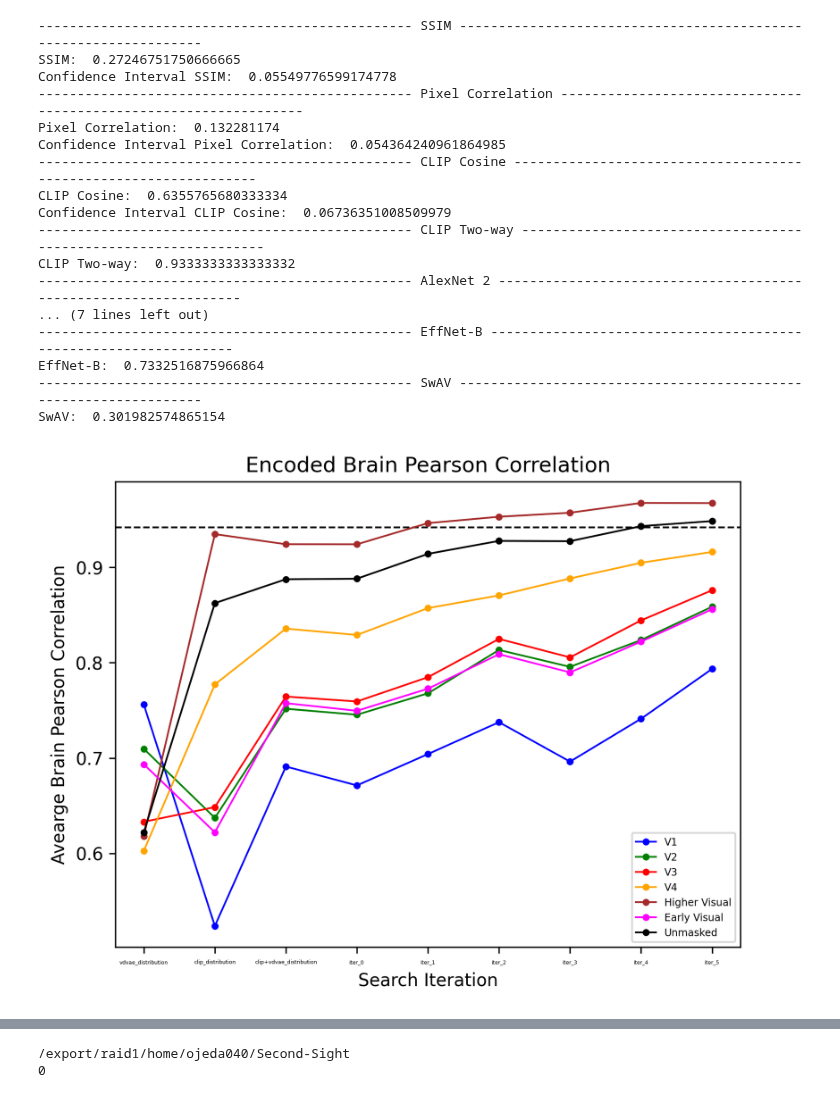
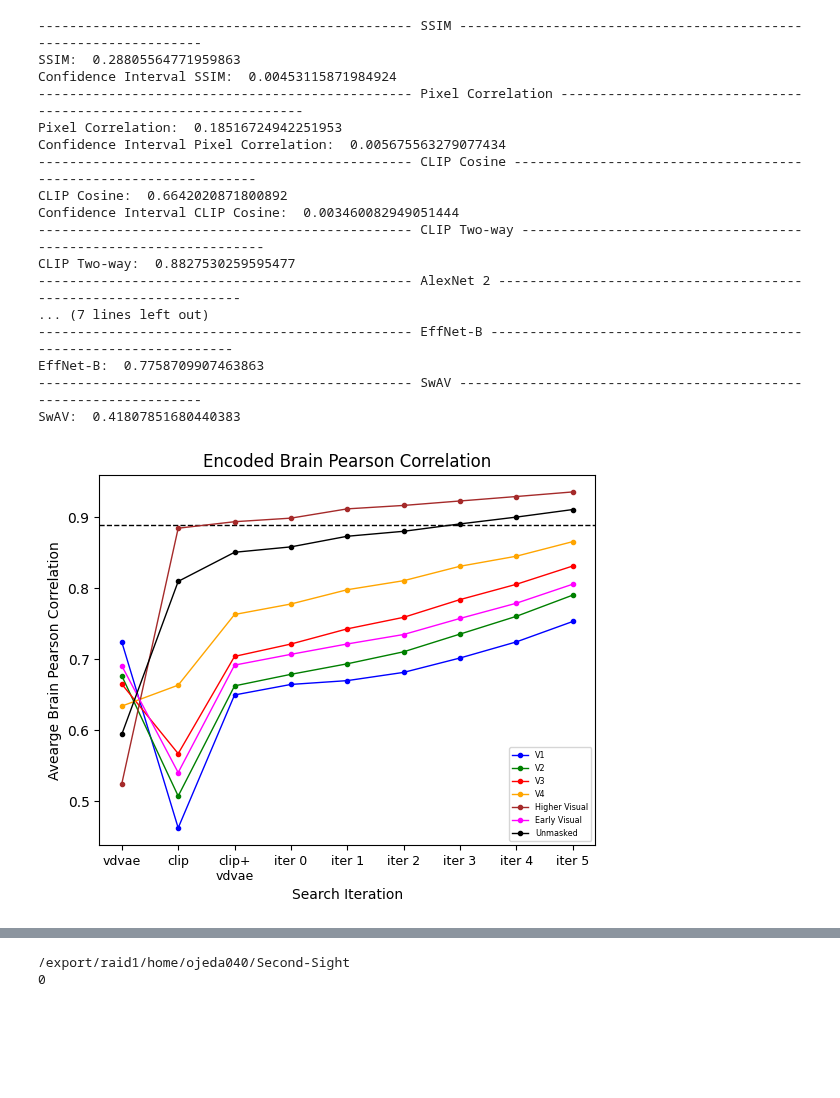
Before and after one commit to reesekneeland/Second-Sight, a Jupyter notebook: scripts/prepare_figures.ipynb, the cells around one changed output, grey strips where cells are left out. Drawn from its saved outputs; the diff is of its cells as text; code cells hidden in the pictures; blank space fills up the shorter version.

Commit message:
Updates to figures and dataframe

```diff
--- a/scripts/prepare_figures.ipynb
+++ b/scripts/prepare_figures.ipynb
@@ -27,16 +28,20 @@ from ast import literal_eval
 # Second Sight
 subject = 1
 folder = "Final Run: SCS UC LD 6:100:4 Dual Guided clip_iter"
-directory_path = "/export/raid1/home/ojeda040/Second-Sight/reconstructions/subject" + str(subject) + "/" + folder + "/statistics_df_3.csv"
+directory_path = "/export/raid1/home/ojeda040/Second-Sight/reconstructions/subject" + str(subject) + "/" + folder + "/statistics_df_897.csv"
 
 # Brain Diffuser
 # subject = 1
 # folder = "Brain Diffuser regen"
-# directory_path = "/export/raid1/home/ojeda040/Second-Sight/reconstructions/subject" + str(subject) + "/" + folder + "/statistics_df_982.csv"
+# directory_path = "/export/raid1/home/ojeda040/Second-Sight/reconstructions/subject" + str(subject) + "/" + folder + "/statistics_df_897.csv"
 
-df = pd.read_csv(directory_path, converters={'CLIP Two-way': literal_eval, 'AlexNet 2': literal_eval, 'AlexNet 5': literal_eval,
-                                             'AlexNet 7': literal_eval, 'Inception V3': literal_eval, 'EffNet-B': literal_eval, 'SwAV': literal_eval})
-df.head(47)
+# Tagaki
+# subject = 1
+# folder = "Tagaki"
+# directory_path = "/export/raid1/home/ojeda040/Second-Sight/reconstructions/subject" + str(subject) + "/" + folder + "/statistics_df_897.csv"
+
+df = pd.read_csv(directory_path)
+df.tail(20)
 
 #   0 --> Ground Truth
 #   1 --> VDVAE Distribution        (Decoded Distribution)
@@ -49,5 +54,7 @@ df.head(47)
 #   8 --> iter_4
 #   9 --> iter_5
 #  10 --> Search Reconstruction
+
+# {"clip_distribution" : 1, "vdvae_distribution" : 2, "clip+vdvae_distribution" : 3, "iter_0" : 4, "iter_1" : 5 , "iter_2" : 6, "iter_3" : 7, "iter_4" : 8, "iter_5" : 9}
 # %% [output]
 |  | Unnamed: 0 | ID | Sample Count | Batch Number | Search Reconstruction | Sample Indicator | Strength | ... |
@@ -215,20 +258,8 @@ print("SwAV: ", ((cnn_metrics_0['SwAV'] + cnn_metrics_1['SwAV'] + cnn_metrics_2[
 # %%
 # Statistical Analysis Second Sight
 
-# ------------------------------------------ Quantitative Measures -----------------------------
-#     Methods       |  PixCorr |  SSIM  |  CLIP |
-#                   |          |        |       |
-#  Takagi et al.    |          |        | 77.0% |
-#  Stable Diffusion |   .150   |  .325  |       |
-#  Brain-Diffuser   |   .254   |  .356  | 91.5% |
-
-# Final Sample Mean SSIM:  0.24619865488800002
-# Final Sample Mean Pixel Correlation:  0.18779825951199997
-# Final Sample Mean CLIP Pearson:  0.6848930502039999
-# Final Sample Mean CLIP Two-way:  0.9188355520279999
-
-df_final_samples    = df.loc[(df['Search Reconstruction'] == True)]
-df_ground_truth     = df.loc[(df['Sample Indicator'] == 0)]
+df_final_samples    = new_df.loc[(new_df['Search Reconstruction'] == True)]
+df_ground_truth     = new_df.loc[(new_df['Sample Indicator'] == 0)]
 df_final_samples_0  = df_final_samples.loc[(df_final_samples['Sample Count'] == 0)]
 df_final_samples_1  = df_final_samples.loc[(df_final_samples['Sample Count'] == 1)]
 df_final_samples_2  = df_final_samples.loc[(df_final_samples['Sample Count'] == 2)]
@@ -288,20 +319,20 @@ print("------------------------------------------------ SwAV -------------------
 print("SwAV: ", ((cnn_metrics_0['SwAV'] + cnn_metrics_1['SwAV'] + cnn_metrics_2['SwAV'] + cnn_metrics_3['SwAV'] + cnn_metrics_4['SwAV']) / 5))
 # %% [output]
 ------------------------------------------------ SSIM -----------------------------------------------------------------
-SSIM:  0.27246751750666665
-Confidence Interval SSIM:  0.05549776599174778
+SSIM:  0.28805564771959863
+Confidence Interval SSIM:  0.00453115871984924
 ------------------------------------------------ Pixel Correlation -----------------------------------------------------------------
-Pixel Correlation:  0.132281174
-Confidence Interval Pixel Correlation:  0.054364240961864985
+Pixel Correlation:  0.18516724942251953
+Confidence Interval Pixel Correlation:  0.005675563279077434
 ------------------------------------------------ CLIP Cosine -----------------------------------------------------------------
-CLIP Cosine:  0.6355765680333334
-Confidence Interval CLIP Cosine:  0.06736351008509979
+CLIP Cosine:  0.6642020871800892
+Confidence Interval CLIP Cosine:  0.003460082949051444
 ------------------------------------------------ CLIP Two-way -----------------------------------------------------------------
-CLIP Two-way:  0.9333333333333332
+CLIP Two-way:  0.8827530259595477
 ------------------------------------------------ AlexNet 2 -----------------------------------------------------------------
 ... (7 lines left out)
 ------------------------------------------------ EffNet-B -----------------------------------------------------------------
-EffNet-B:  0.7332516875966864
+EffNet-B:  0.7758709907463863
 ------------------------------------------------ SwAV -----------------------------------------------------------------
-SwAV:  0.301982574865154
+SwAV:  0.41807851680440383
 # %%
@@ -355,7 +415,7 @@ brain_correlation_unmasked = []
 brain_correlation_ground_truth = []
 
 folders = {"vdvae_distribution" : 2, "clip_distribution" : 1, "clip+vdvae_distribution" : 3, "iter_0" : 4, "iter_1" : 5 , "iter_2" : 6, "iter_3" : 7, "iter_4" : 8, "iter_5" : 9}
-x = ["vdvae_distribution", "clip_distribution", "clip+vdvae_distribution", "iter_0", "iter_1", "iter_2", "iter_3", "iter_4", "iter_5"]
+x = ["vdvae", "clip", "clip+\nvdvae", "iter 0", "iter 1", "iter 2", "iter 3", "iter 4", "iter 5"]
 
 for folder, sample_indicator in folders.items():
 
@@ -370,36 +430,36 @@ for folder, sample_indicator in folders.items():
     brain_correlation_V1.append(iteration_val_v1)
     brain_correlation_V2.append(iteration_val_v2)
     brain_correlation_V3.append(iteration_val_v3)
     brain_correlation_V4.append(iteration_val_v4)
     brain_correlation_early_visual.append(iteration_val_ev)
     brain_correlation_higher_visual.append(iteration_val_hv)
     brain_correlation_unmasked.append(iteration_val_unmasked)
 
 
 # plt.axhline(y = df.loc[(df['Sample Indicator'] == 0.0)]['Brain Correlation V1'].mean(), color = 'blue', linestyle = 'dashed', linewidth=1)
 # plt.axhline(y = df.loc[(df['Sample Indicator'] == 0.0)]['Brain Correlation V2'].mean(), color = 'green', linestyle = 'dashed', linewidth=1)
 # plt.axhline(y = df.loc[(df['Sample Indicator'] == 0.0)]['Brain Correlation V3'].mean(), color = 'red',linestyle = 'dashed', linewidth=1)
 # plt.axhline(y = df.loc[(df['Sample Indicator'] == 0.0)]['Brain Correlation V4'].mean(), color = 'orange',linestyle = 'dashed', linewidth=1)
 # plt.axhline(y = df.loc[(df['Sample Indicator'] == 0.0)]['Brain Correlation Higher Visual'].mean(), color = 'brown', linestyle = 'dashed', linewidth=1)
 # plt.axhline(y = df.loc[(df['Sample Indicator'] == 0.0)]['Brain Correlation Early Visual'].mean(),  color = 'magenta',linestyle = 'dashed', linewidth=1)
 plt.axhline(y = df.loc[(df['Sample Indicator'] == 0.0)]['Brain Correlation NSD General'].mean(), color = 'black', linestyle = 'dashed', linewidth=1)
 
 plt.plot(brain_correlation_V1, marker='.', color = 'blue', label = 'V1', linewidth=1)
 plt.plot(brain_correlation_V2, marker='.', color = 'green',label = 'V2', linewidth=1)
 plt.plot(brain_correlation_V3, marker='.', color = 'red',  label = 'V3', linewidth=1)
 plt.plot(brain_correlation_V4, marker='.', color = 'orange', label = 'V4', linewidth=1)
 plt.plot(brain_correlation_higher_visual, marker='.', color = 'brown', label = 'Higher Visual', linewidth=1)
 plt.plot(brain_correlation_early_visual, marker='.',  color = 'magenta', label = 'Early Visual', linewidth=1)
-plt.plot(brain_correlation_unmasked, marker='.',  color = 'black', label = 'Unmasked', linewidth=1)
-plt.xticks(range(len(x)), x,fontsize=3)
+plt.plot(brain_correlation_unmasked, marker='.',  color = 'black', label = 'NSD General', linewidth=1)
+plt.xticks(range(len(x)), x,fontsize=9)
 
 plt.legend(fontsize = "xx-small")
 plt.xlabel("Search Iteration")
 plt.ylabel("Avearge Brain Pearson Correlation")
 plt.title("Encoded Brain Pearson Correlation")
 mpl.rcParams['figure.dpi'] = 300
 # %% [output]
-[figure, old version]
+[figure, new version]
 # %%
 # Average Iteration Brain Region Plot
 
```
Also changed, not shown: parts of 8 cells of this notebook, 1 other file.
